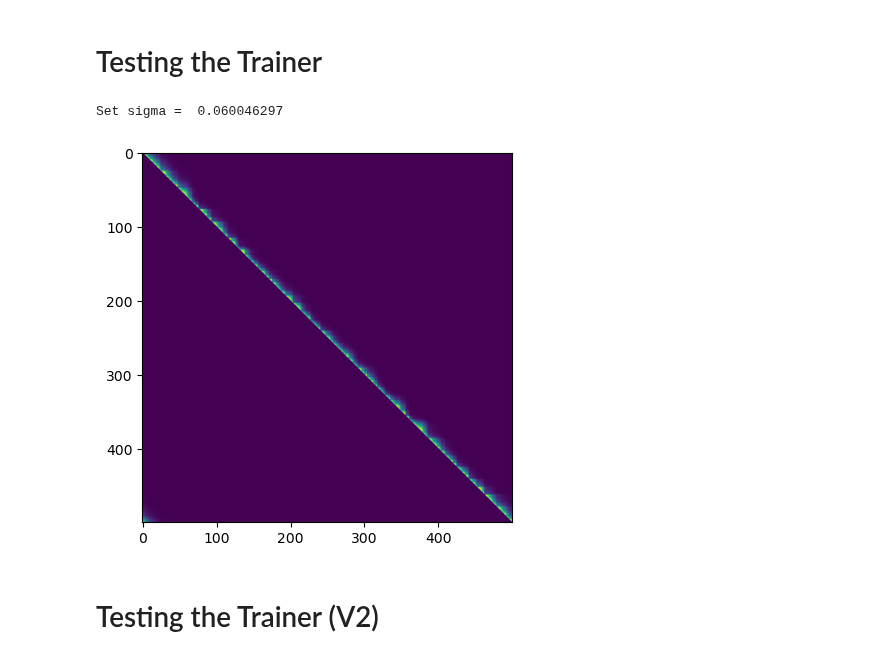
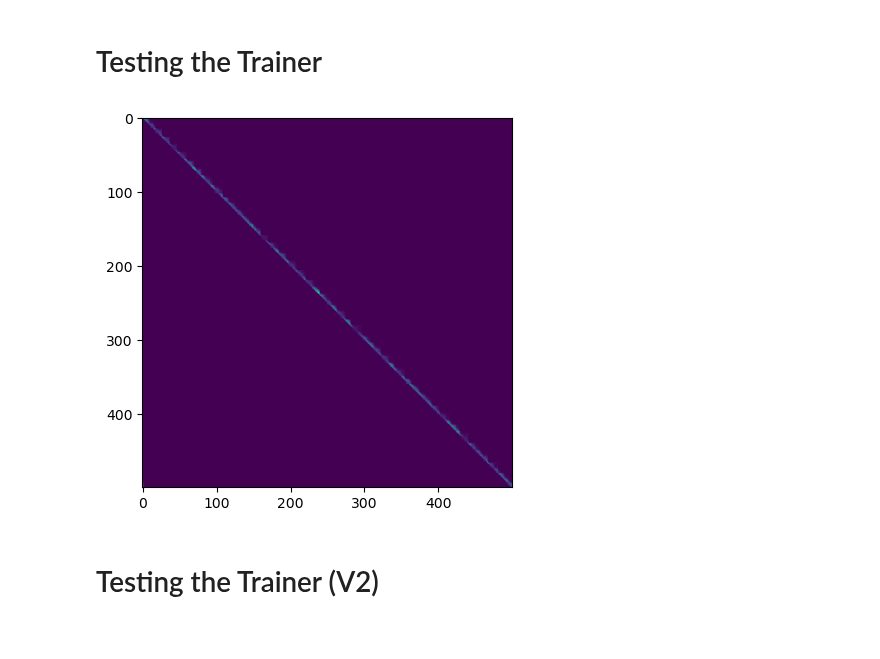
Before and after one commit to professorwug/FRED, a Jupyter notebook: nbs/04 Training Machinery/04 Trainer.ipynb, the cells around one changed output. Cells and saved outputs as stored; diff of their text form; code cells hidden in the pictures.

```diff
--- a/nbs/04 Training Machinery/04 Trainer.ipynb
+++ b/nbs/04 Training Machinery/04 Trainer.ipynb
@@ -197,13 +198,12 @@ a.float().type()
 # Testing the Trainer
 # %%
 from FRED.datasets import directed_circle
-from FRED.data_processing import dataloader_from_ndarray
+from FRED.data_processing import dataloader_from_ndarray_V2
 X, flow, labels = directed_circle()
 # build dataset
-dataloader = dataloader_from_ndarray(X,flow,labels)
+dataloader = dataloader_from_ndarray_V2(X,flow,labels)
 # %% [output]
-Set sigma =  0.060046297
-[figure, old version]
+[figure, new version]
 # %%
 # initialize model parameters and layers
 from FRED.embed import ManifoldFlowEmbedder
```
Also changed, not shown: parts of 13 cells of this notebook, 11 other files.
